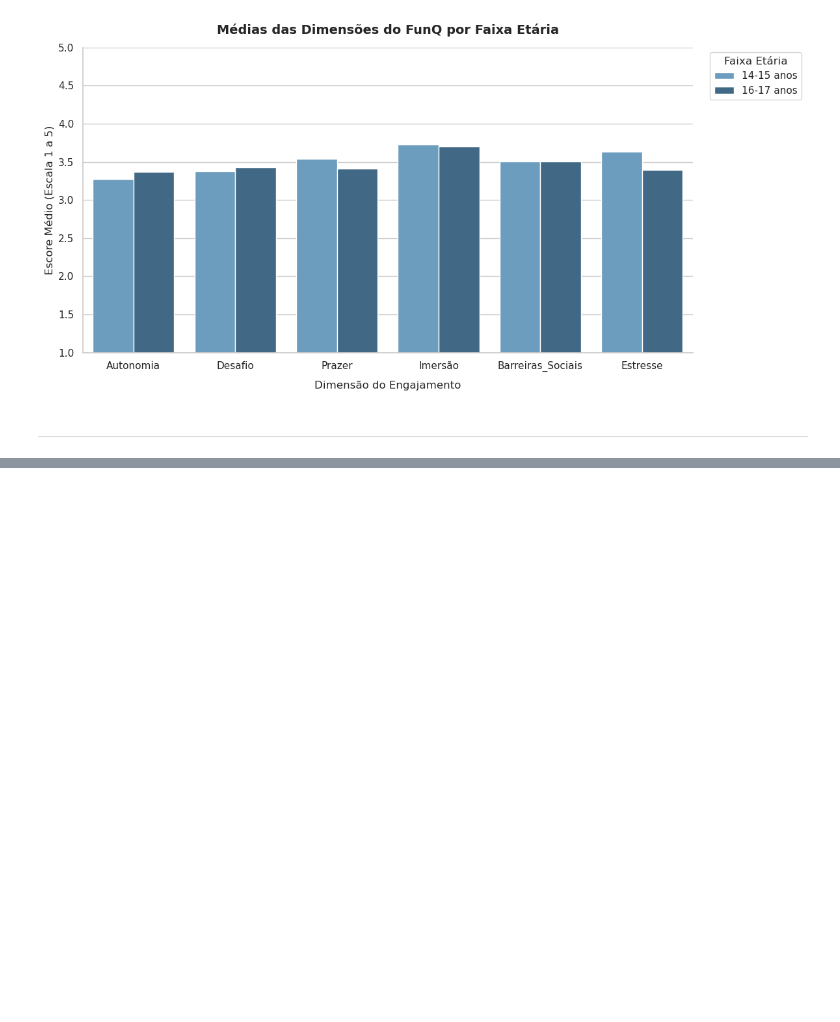
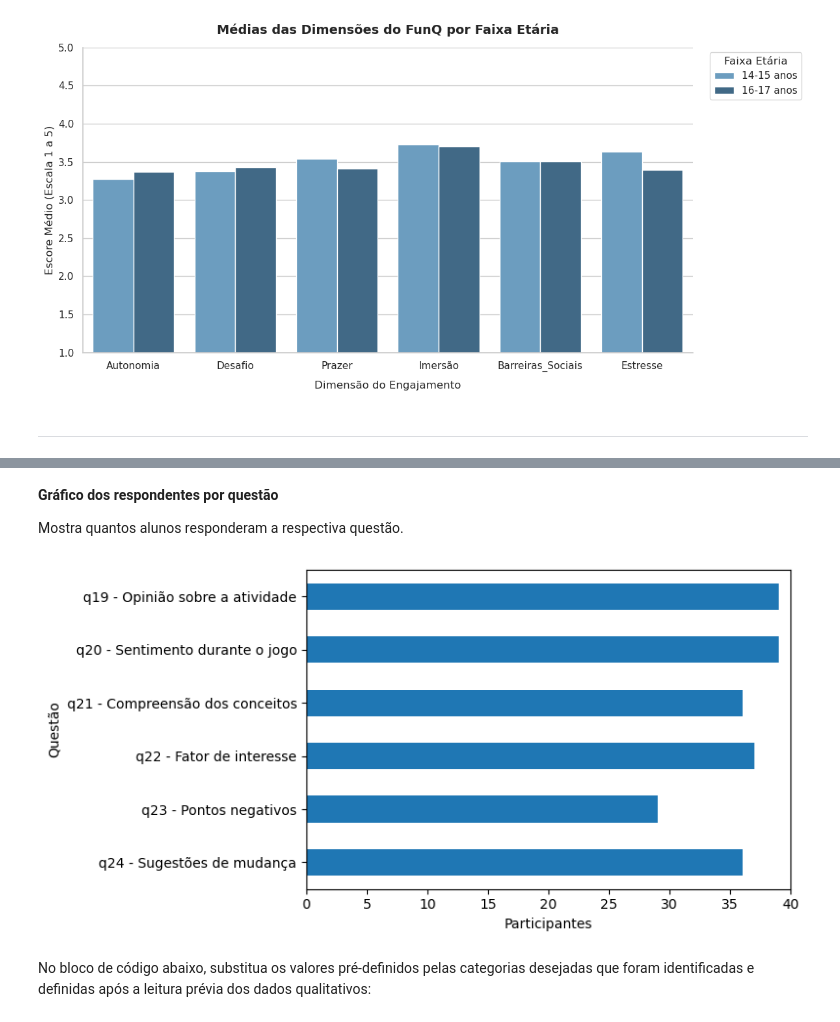
Before and after one commit to Anthony-Hilario/AnaliseDadosFunQ, a Jupyter notebook: analise-respostas-funq.ipynb, the cells around one changed output, grey strips where cells are left out. Cells and saved outputs as stored; diff of their text form; code cells hidden in the pictures; blank space fills up the shorter version.

```diff
--- a/analise-respostas-funq.ipynb
+++ b/analise-respostas-funq.ipynb
@@ -399,0 +373,23 @@ O valor está em cruzar qualitativamente com os achados quantitativos: se Desafi
+# %%
+colunas_abertas = {
+    'q19_opiniao_atividade': 'q19 - Opinião sobre a atividade',
+    'q20_sentimento_jogo': 'q20 - Sentimento durante o jogo',
+    'q21_compreensao_conceitos': 'q21 - Compreensão dos conceitos',
+    'q22_fator_interesse': 'q22 - Fator de interesse',
+    'q23_pontos_negativos': 'q23 - Pontos negativos',
+    'q24_sugestoes_mudanca': 'q24 - Sugestões de mudança',
+}
+
+def limpar_texto(serie):
+    # Remove espaços extras e trata respostas vazias como ausentes
+    serie = serie.astype('string').str.strip()
+    return serie.mask(serie == '')
+
+abertas = df[list(colunas_abertas)].apply(limpar_texto)
+
+respondentes = pd.DataFrame({
+    'Questão': [colunas_abertas[c] for c in abertas.columns],
+    'Participantes que responderam': abertas.notna().sum().values,
+    '% do total': (abertas.notna().mean() * 100).round(1).values,
+})
+respondentes
@@ -399,0 +421,15 @@ O valor está em cruzar qualitativamente com os achados quantitativos: se Desafi
+# %% [markdown]
+**Gráfico dos respondentes por questão**
+
+Mostra quantos alunos responderam a respectiva questão.
+# %%
+ax = respondentes.plot.barh(x='Questão', y='Participantes que responderam', legend=False, figsize=(8, 4))
+ax.invert_yaxis()
+ax.set_xlabel('Participantes')
+ax.set_xlim(0, len(df))
+plt.tight_layout()
+plt.show()
+# %% [output]
+[figure, added]
+# %% [markdown]
+No bloco de código abaixo, substitua os valores pré-definidos pelas categorias desejadas que foram identificadas e definidas após a leitura prévia dos dados qualitativos:
```
Also changed, not shown: parts of 12 cells of this notebook.
